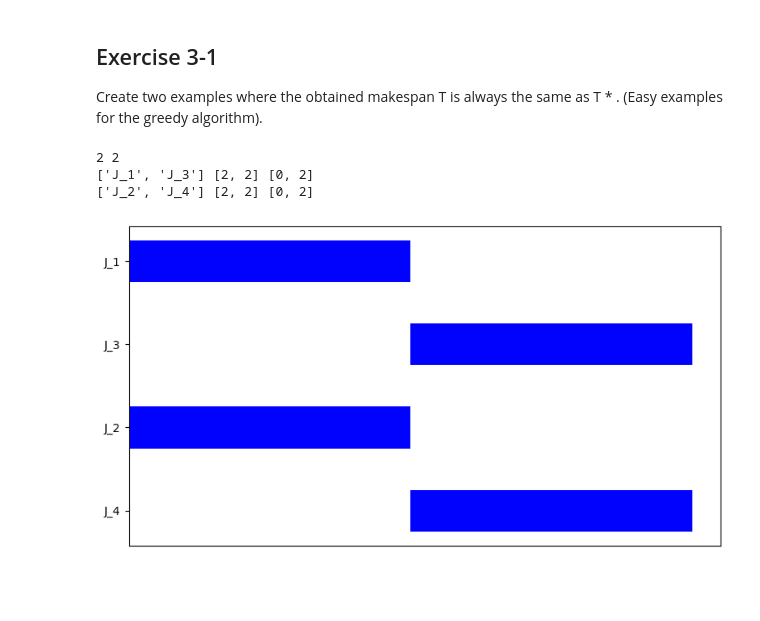
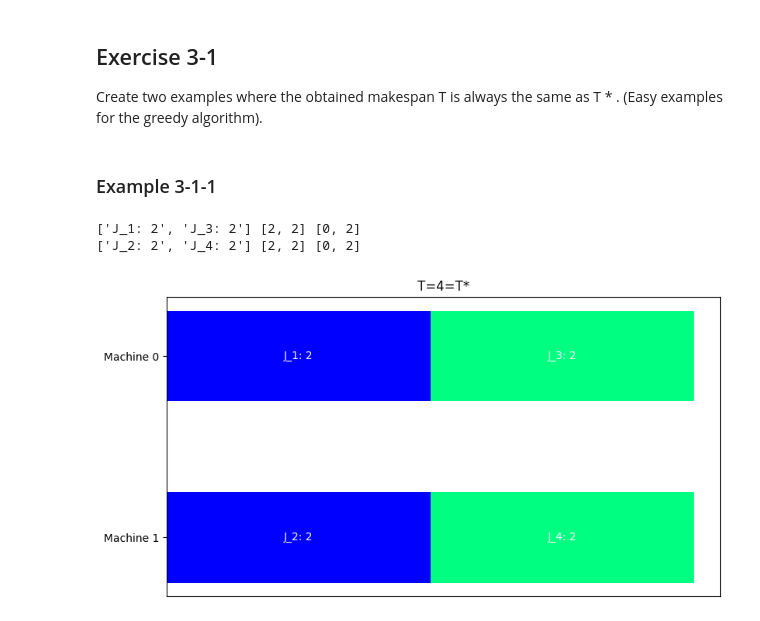
Before and after one commit to AbaoFromCUG/CSE5003_homework, a Jupyter notebook: homework_4/homework_4.ipynb, the cells around one changed output. Drawn from its saved outputs; the diff is of its cells as text; code cells hidden in the pictures; blank space fills up the shorter version.

```diff
--- a/homework_4/homework_4.ipynb
+++ b/homework_4/homework_4.ipynb
@@ -9,76 +61,24 @@ import matplotlib.pyplot as plt
 
 Create two examples where the obtained makespan T is always
 the same as T * . (Easy examples for the greedy algorithm).
+# %% [markdown]
+### Example 3-1-1
 # %%
-def greedy_solution(m, jobs: list[(str, int)]):
-    """
-         Attributes
-        ----------
-        m : int
-            machine size
-        jobs: list[int]
-            job list
-    """
-    assigned = [[] for i in range(m)]
-    L = [0] * m
-    for j, (name, t) in enumerate(jobs):
-        i = np.argmin(L)
-        assigned[i].append((name, t))
-        L[i] = L[i] + t
-
-    return assigned, max(L)
 
 def gen_equal_jobs(num, t, prefix="J"):
     jobs = []
     for i in range(num):
         jobs.append((f"{prefix}_{i+1}", t))
     return jobs
 
 equal_jobs = gen_equal_jobs(4, 2)
 
+equal_jobs_assigned, equal_jobs_T = greedy_solution(2, equal_jobs)
 
-equal_jobs_assigned, equal_jobs_T = greedy_solution(2, equal_jobs)
+draw_assigned(equal_jobs_assigned)
+plt.title(f"T={equal_jobs_T}=T*")
+plt.show()
+# %% [output]
+['J_1: 2', 'J_3: 2'] [2, 2] [0, 2]
+['J_2: 2', 'J_4: 2'] [2, 2] [0, 2]
+[figure, added]
-# %%
-
-
-
-def survey(assigned: list(list((str, int)))):
-    """
-    Parameters
-    ----------
-    """
-    labels = [f"Machine {i}" for i in range(len(assigned))]
-    t = [[job[1] for job in assigned_jobs] for assigned_jobs in assigned]
-    min, max = np.min(t), np.max(t)
-    def n2c(vals):
-        mpl.colormaps
-
-    fig, ax = plt.subplots(figsize=(9.2, 5))
-    ax.invert_yaxis()
-    ax.xaxis.set_visible(False)
-    # ax.set_xlim(0, np.sum(data, axis=1).max())
-
-    for i, assigned_jobs in enumerate(assigned):
-        labels = [job[0] for job in assigned_jobs]
-        widths = [job[1] for job in assigned_jobs]
-        starts = [sum(widths[:i]) for i in range(len(assigned_jobs))]
-        print(labels, widths, starts)
-        rects = ax.barh(labels, widths, left=starts, height=0.5,
-                        label=labels[i], color=n2c(widths))
-
-    #     r, g, b, _ = color
-    #     text_color = 'white' if r * g * b < 0.5 else 'darkgrey'
-    #     ax.bar_label(rects, label_type='center', color=text_color)
-    # ax.legend(ncols=len(category_names), bbox_to_anchor=(0, 1),
-    #           loc='lower left', fontsize='small')
-
-    return fig, ax
-
-
-survey(equal_jobs_assigned)
-plt.show()
-# %% [output]
-2 2
-['J_1', 'J_3'] [2, 2] [0, 2]
-['J_2', 'J_4'] [2, 2] [0, 2]
-[figure, removed]
```
Also changed, not shown: parts of 8 cells of this notebook.
